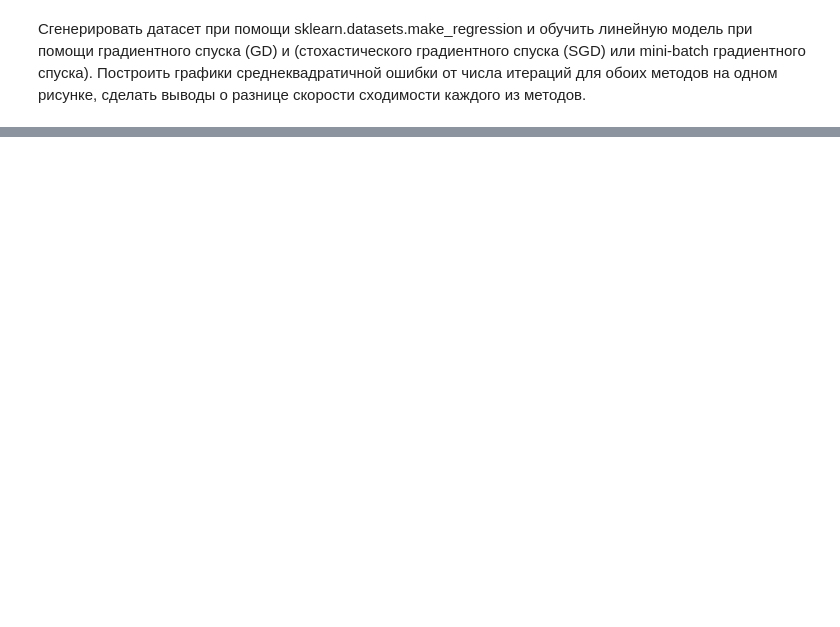
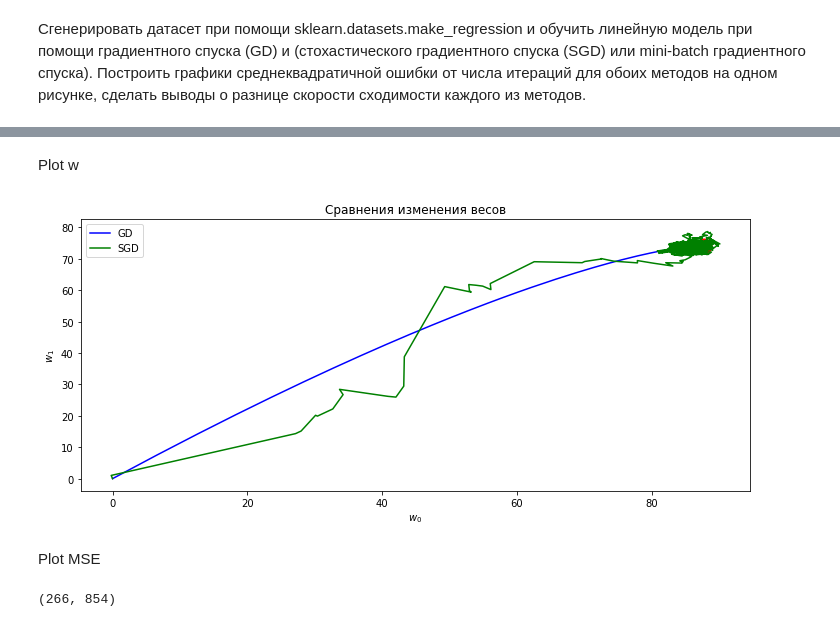
Before and after one commit to recpi2008/algoritms_DS, a Jupyter notebook: Les_2/hw_2.ipynb, the cells around one changed output, grey strips where cells are left out. Saved outputs shown, nothing was run; the diff lists cells and outputs as text; code cells hidden in the pictures; blank space fills up the shorter version.

```diff
--- a/Les_2/hw_2.ipynb
+++ b/Les_2/hw_2.ipynb
@@ -26,0 +225,20 @@ array([1.1303913 , 0.64959218])
+# %% [markdown]
+Plot w
+# %%
+plt.figure(figsize=(12, 5))
+plt.title('Сравнения изменения весов')
+plt.xlabel(r'$w_0$')
+plt.ylabel(r'$w_1$')
+
+plt.plot(w_gd[:,0], w_gd[:, 1], c='b', label='GD');
+plt.plot(w_sgd[:,0], w_sgd[:, 1], c='g', label='SGD');
+plt.scatter(coef[0], coef[1], linewidth=10, c='r');
+plt.legend();
+# %% [output]
+[figure, added]
+# %% [markdown]
+Plot MSE
+# %%
+len(err_gd), len(err_sgd)
+# %% [output]
+(266, 854)
```
Also changed, not shown: parts of 15 cells of this notebook, 1 other file.
